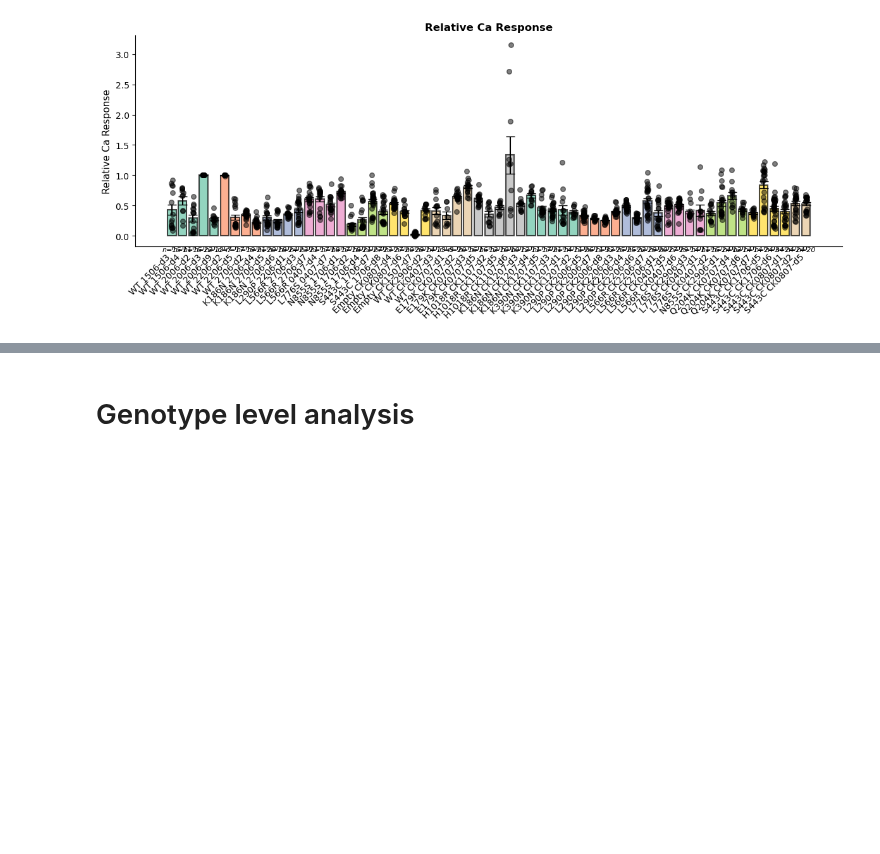
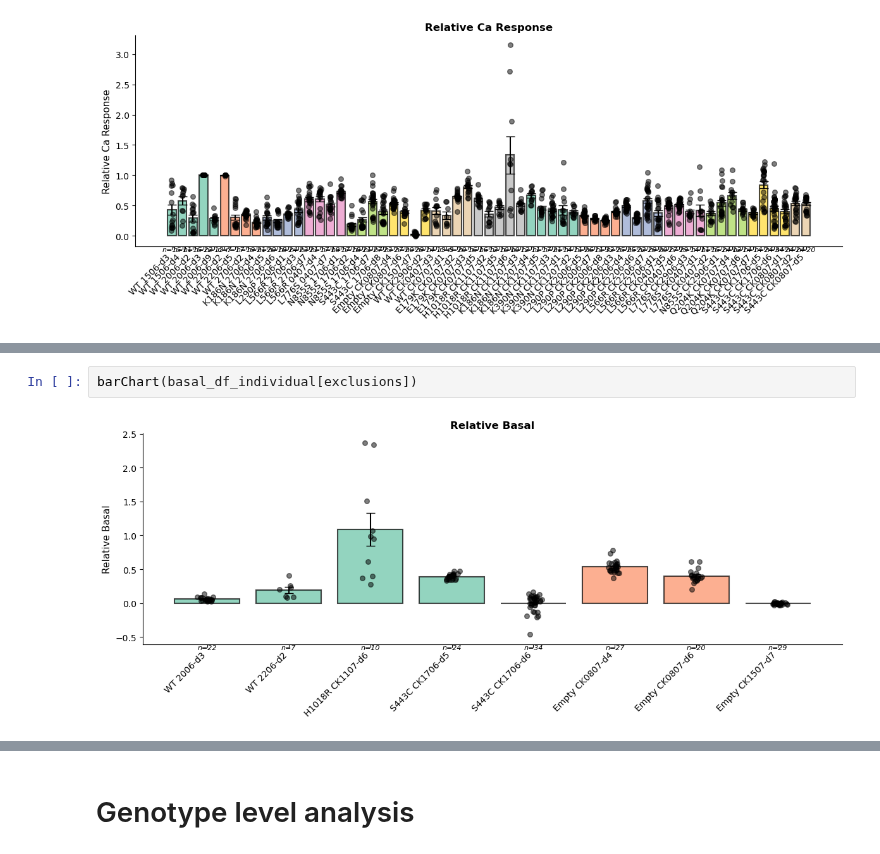
Before and after one commit to hallba/FURA2-Analysis, a Jupyter notebook: Ratiometric analysis.ipynb, the cells around one changed output, grey strips where cells are left out. Saved outputs shown, nothing was run; the diff lists cells and outputs as text; blank space fills up the shorter version.

```diff
--- a/Ratiometric analysis.ipynb
+++ b/Ratiometric analysis.ipynb
@@ -878,0 +918,4 @@ barChart(ca_response_df_individual,"Relative CA response")
+# %%
+barChart(basal_df_individual[exclusions])
+# %% [output]
+[figure, added]
```
Also changed, not shown: parts of 21 cells of this notebook.
